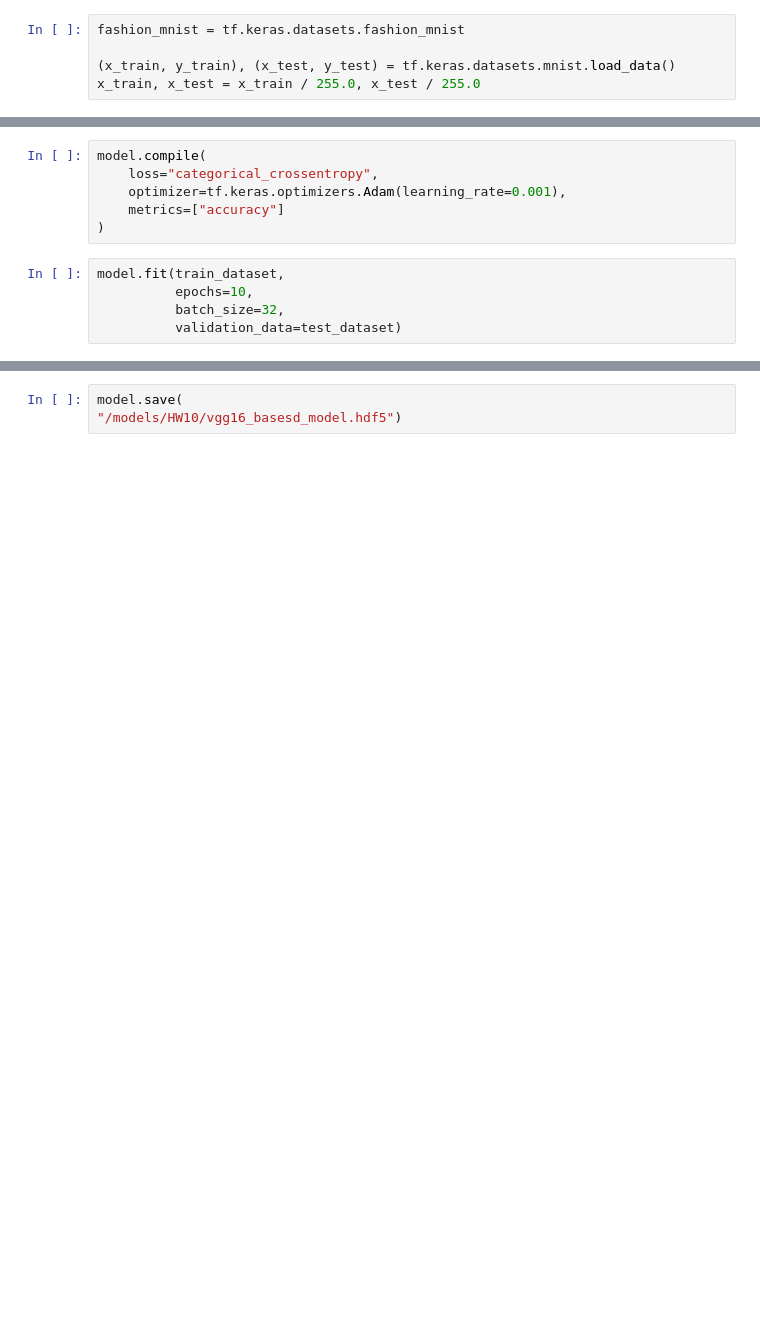
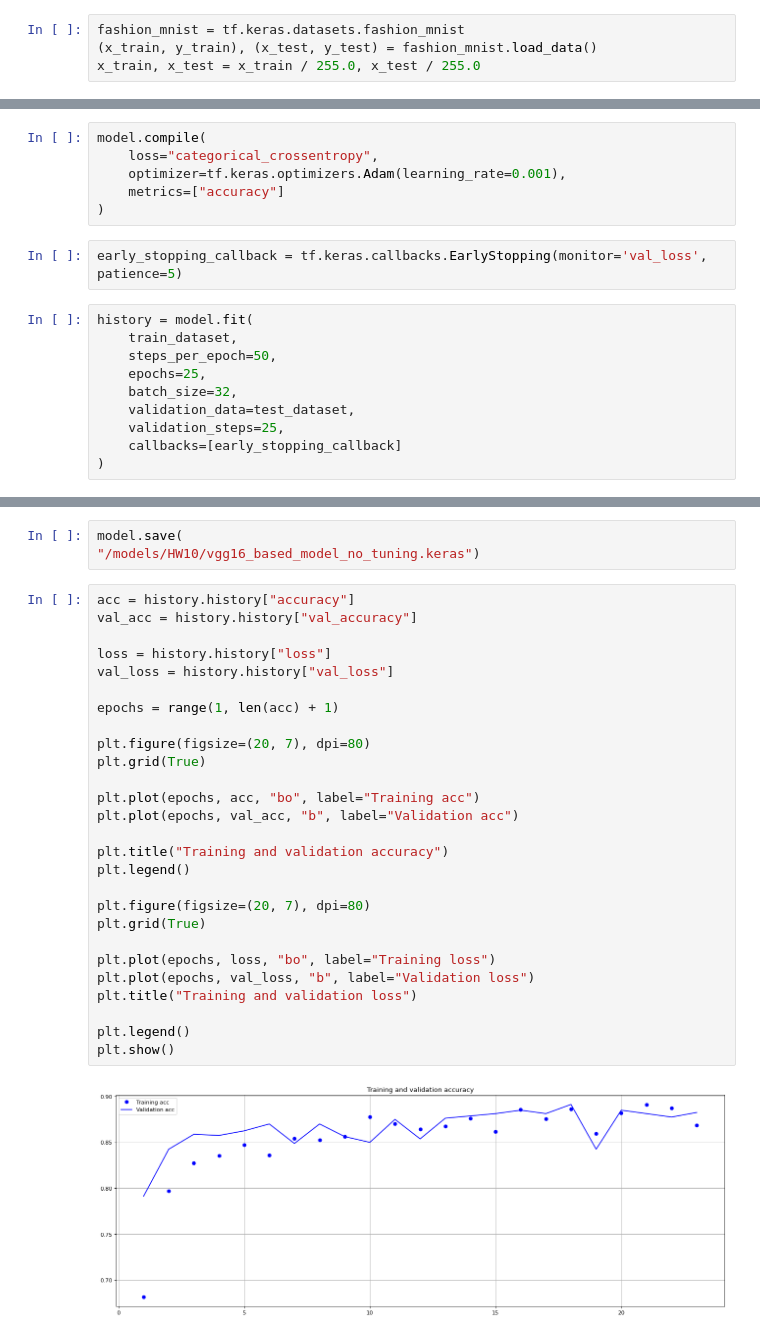
Before and after one commit to Anastasia-Makarova/DATA_homeworks, a Jupyter notebook: HW10-2.ipynb, the cells around one changed output, grey strips where cells are left out. Cells and saved outputs as stored; diff of their text form; blank space fills up the shorter version.

```diff
--- a/HW10-2.ipynb
+++ b/HW10-2.ipynb
@@ -12,5 +10,4 @@ ModuleNotFoundError: No module named 'tensorflow'
 # %%
 fashion_mnist = tf.keras.datasets.fashion_mnist
-
-(x_train, y_train), (x_test, y_test) = tf.keras.datasets.mnist.load_data()
+(x_train, y_train), (x_test, y_test) = fashion_mnist.load_data()
 x_train, x_test = x_train / 255.0, x_test / 255.0
@@ -50,9 +62,16 @@ model.compile(
     optimizer=tf.keras.optimizers.Adam(learning_rate=0.001),
     metrics=["accuracy"]
 )
+# %%
+early_stopping_callback = tf.keras.callbacks.EarlyStopping(monitor='val_loss', patience=5)
 # %%
-model.fit(train_dataset,
-          epochs=10,
-          batch_size=32,
-          validation_data=test_dataset)
+history = model.fit(
+    train_dataset,
+    steps_per_epoch=50,
+    epochs=25,
+    batch_size=32,
+    validation_data=test_dataset,
+    validation_steps=25,
+    callbacks=[early_stopping_callback]
+)
 # %% [output]
@@ -64,3 +101,32 @@ print('Точність на тестовому наборі:', test_acc)
 # %%
 model.save(
-"/models/HW10/vgg16_basesd_model.hdf5")
+"/models/HW10/vgg16_based_model_no_tuning.keras")
+# %%
+acc = history.history["accuracy"]
+val_acc = history.history["val_accuracy"]
+
+loss = history.history["loss"]
+val_loss = history.history["val_loss"]
+
+epochs = range(1, len(acc) + 1)
+
+plt.figure(figsize=(20, 7), dpi=80)
+plt.grid(True)
+
+plt.plot(epochs, acc, "bo", label="Training acc")
+plt.plot(epochs, val_acc, "b", label="Validation acc")
+
+plt.title("Training and validation accuracy")
+plt.legend()
+
+plt.figure(figsize=(20, 7), dpi=80)
+plt.grid(True)
+
+plt.plot(epochs, loss, "bo", label="Training loss")
+plt.plot(epochs, val_loss, "b", label="Validation loss")
+plt.title("Training and validation loss")
+
+plt.legend()
+plt.show()
+# %% [output]
+[figure, added]
```
Also changed, not shown: parts of 25 cells of this notebook.
